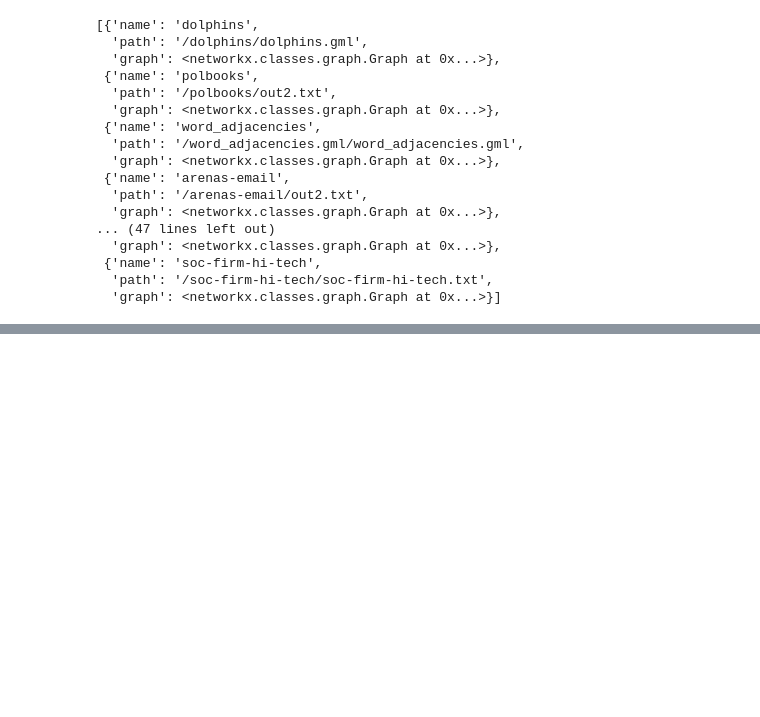
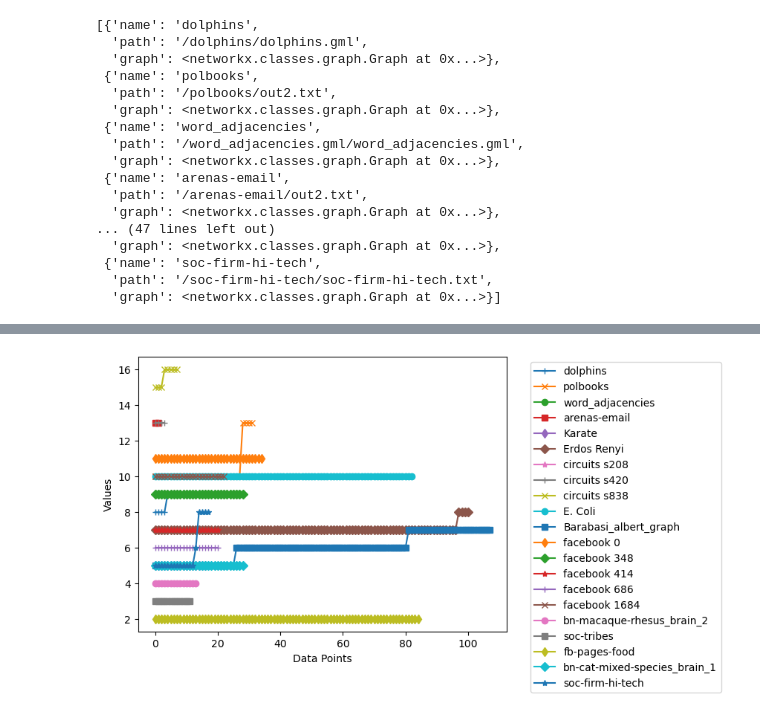
Before and after one commit to almusawiaf/Attack-and-Survive-in-Complex-Network, a Jupyter notebook: diameter.ipynb, the cells around one changed output, grey strips where cells are left out. Drawn from its saved outputs; the diff is of its cells as text; code cells hidden in the pictures; blank space fills up the shorter version.

```diff
--- a/diameter.ipynb
+++ b/diameter.ipynb
@@ -337,0 +241,27 @@ since Python 3.9 and will be removed in a subsequent version.
+# %%
+def plot(data, title):
+    import matplotlib.pyplot as plt
+    # Extract the names and lists from the dictionary
+    names = list(data.keys())
+    lists = list(data.values())
+
+    # Define a list of markers
+    markers = ['+', 'x', 'o', 's', 'd', 'D', '*', '+', 'x', 'o', 's', 'd', 'D', '*','+', 'x', 'o', 's', 'd', 'D', '*']
+
+    # Plot the lists with markers
+    for name, lst, marker in zip(names, lists, markers):
+        plt.plot(lst, label=name, marker=marker)
+
+    # Add labels and legend
+    plt.xlabel('Data Points')
+    plt.ylabel('Values')
+    plt.legend()
+    plt.legend(bbox_to_anchor=(1.05, 1), loc='upper left')
+
+    # Show the plot
+    plt.show()
+
+
+plot(results,'')
+# %% [output]
+[figure, added]
```
Also changed, not shown: parts of 7 cells of this notebook.
